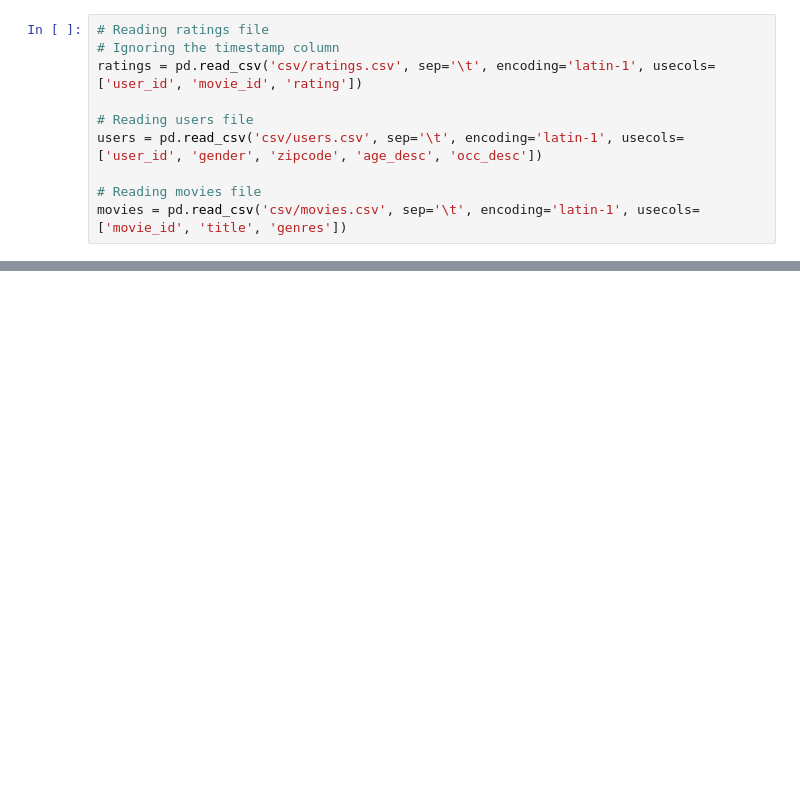
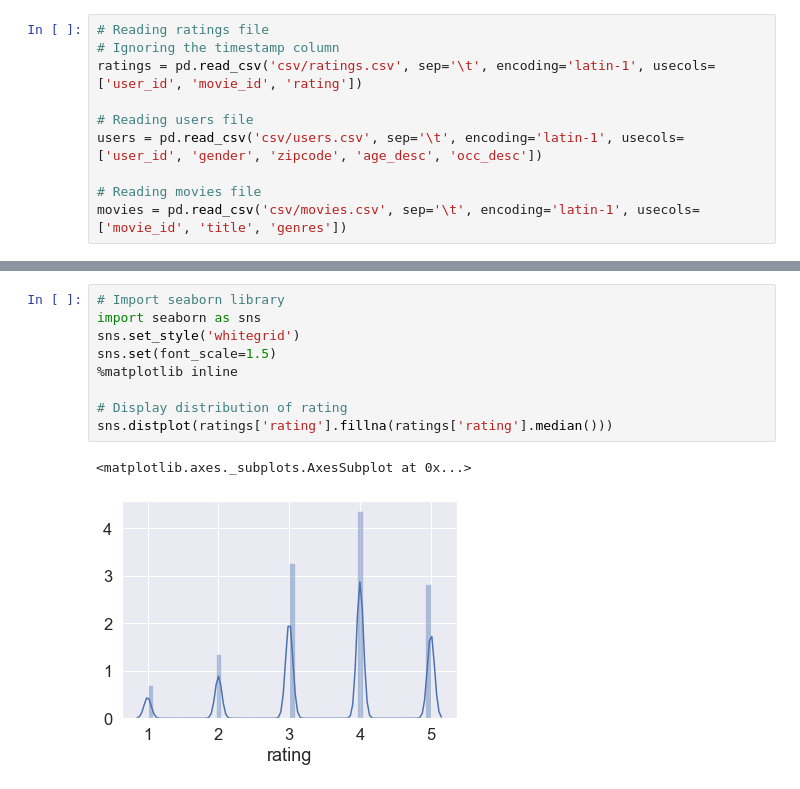
Before and after one commit to kiranrawat/MovieRecommenderSystem, a Jupyter notebook: Content Based and Collaborative Filtering Methods.ipynb, the cells around one changed output, grey strips where cells are left out. Cells and saved outputs as stored; diff of their text form; blank space fills up the shorter version.

```diff
--- a/Content Based and Collaborative Filtering Methods.ipynb
+++ b/Content Based and Collaborative Filtering Methods.ipynb
@@ -39,0 +120,12 @@ display(movies.head())
+# %%
+# Import seaborn library
+import seaborn as sns
+sns.set_style('whitegrid')
+sns.set(font_scale=1.5)
+%matplotlib inline
+
+# Display distribution of rating
+sns.distplot(ratings['rating'].fillna(ratings['rating'].median()))
+# %% [output]
+<matplotlib.axes._subplots.AxesSubplot at 0x...>
+[figure, added]
```
Also changed, not shown: parts of 28 cells of this notebook.
